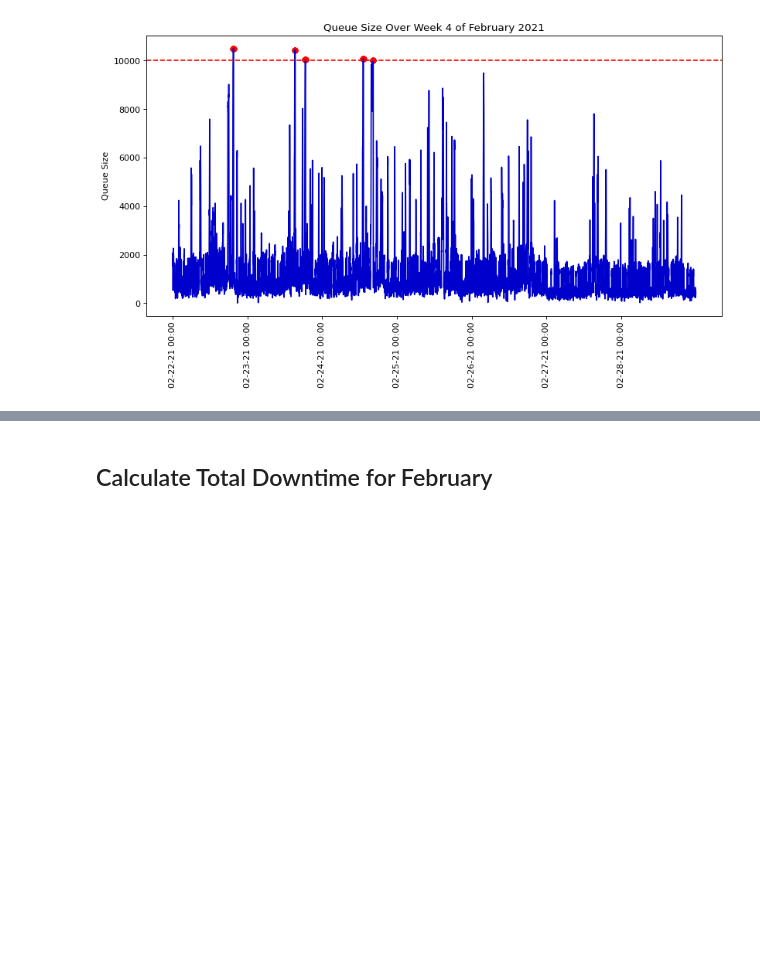
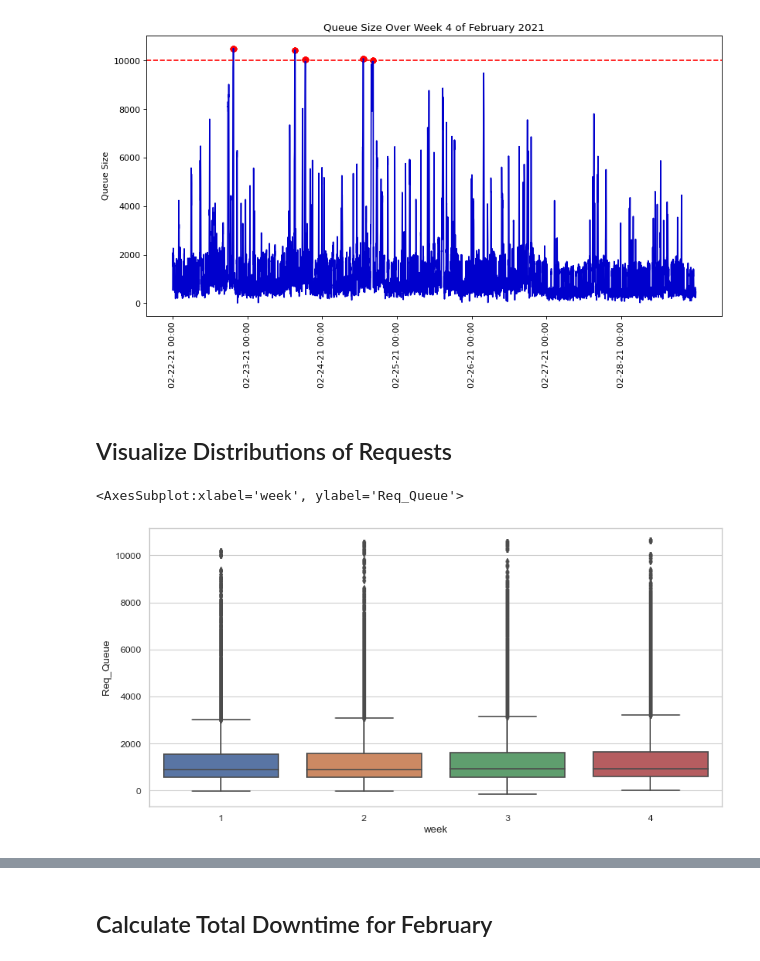
Before and after one commit to mattlucich/Data-604-Final-Project, a Jupyter notebook: Server-Load-Simulation.ipynb, the cells around one changed output, grey strips where cells are left out. Saved outputs shown, nothing was run; the diff lists cells and outputs as text; code cells hidden in the pictures; blank space fills up the shorter version.

Commit message:
Added boxplots. Fixed seed.

```diff
--- a/Server-Load-Simulation.ipynb
+++ b/Server-Load-Simulation.ipynb
@@ -519,3 +495,23 @@ plt.scatter(x[over_thres], y[over_thres], color='red')
 # %% [output]
 <matplotlib.collections.PathCollection at 0x...>
 [figure]
+# %% [markdown]
+## Visualize Distributions of Requests
+# %%
+# Label weeks
+df_sim_week_1["week"] = 1
+df_sim_week_2["week"] = 2
+df_sim_week_3["week"] = 3
+df_sim_week_4["week"] = 4
+# %%
+# Combine all weeks
+df_feb = df_sim_week_1.append(df_sim_week_2)
+df_feb = df_feb.append(df_sim_week_3)
+df_feb = df_feb.append(df_sim_week_4)
+# %%
+# Create box plot of request queue volume by week
+plt.figure(figsize=(12, 6), dpi=80)
+sns.boxplot(x="week", y="Req_Queue", data=df_feb)
+# %% [output]
+<AxesSubplot:xlabel='week', ylabel='Req_Queue'>
+[figure, added]
```
Also changed, not shown: parts of 5 cells of this notebook.
